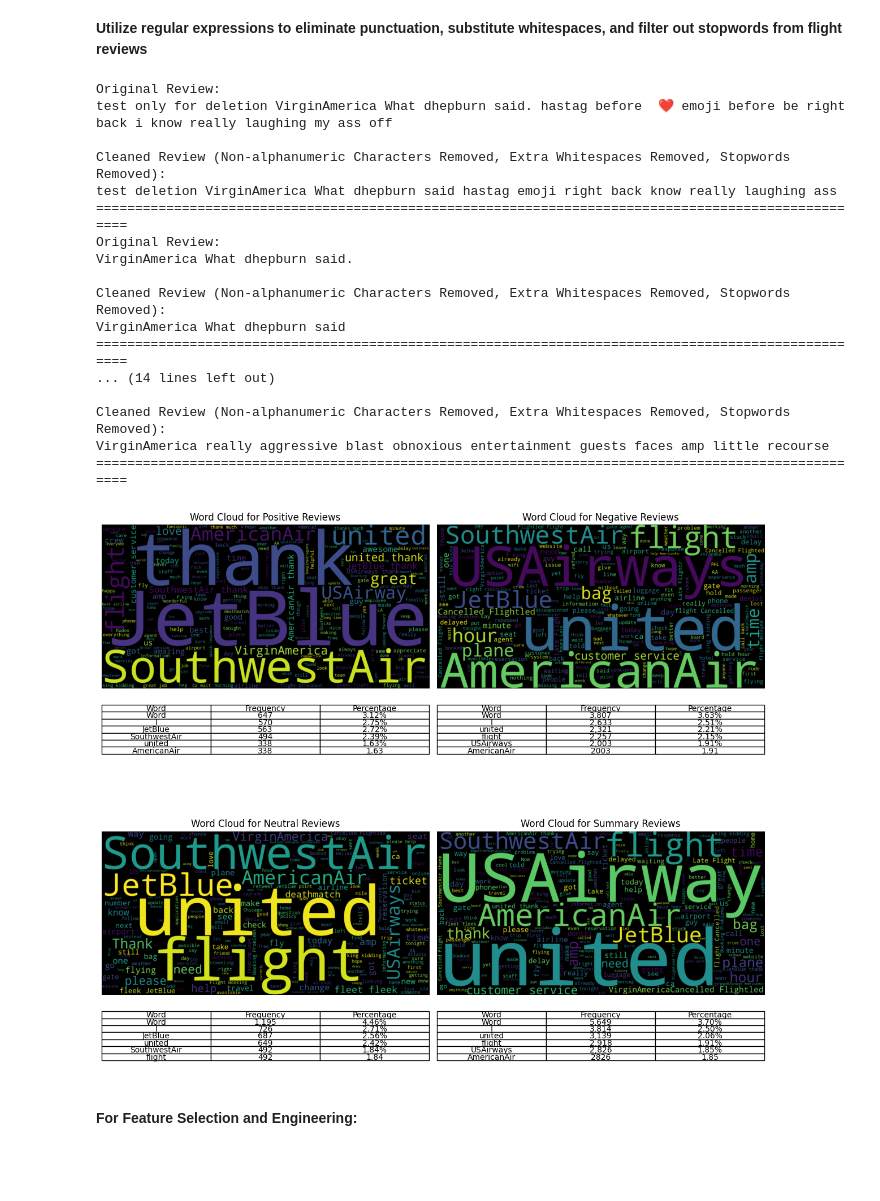
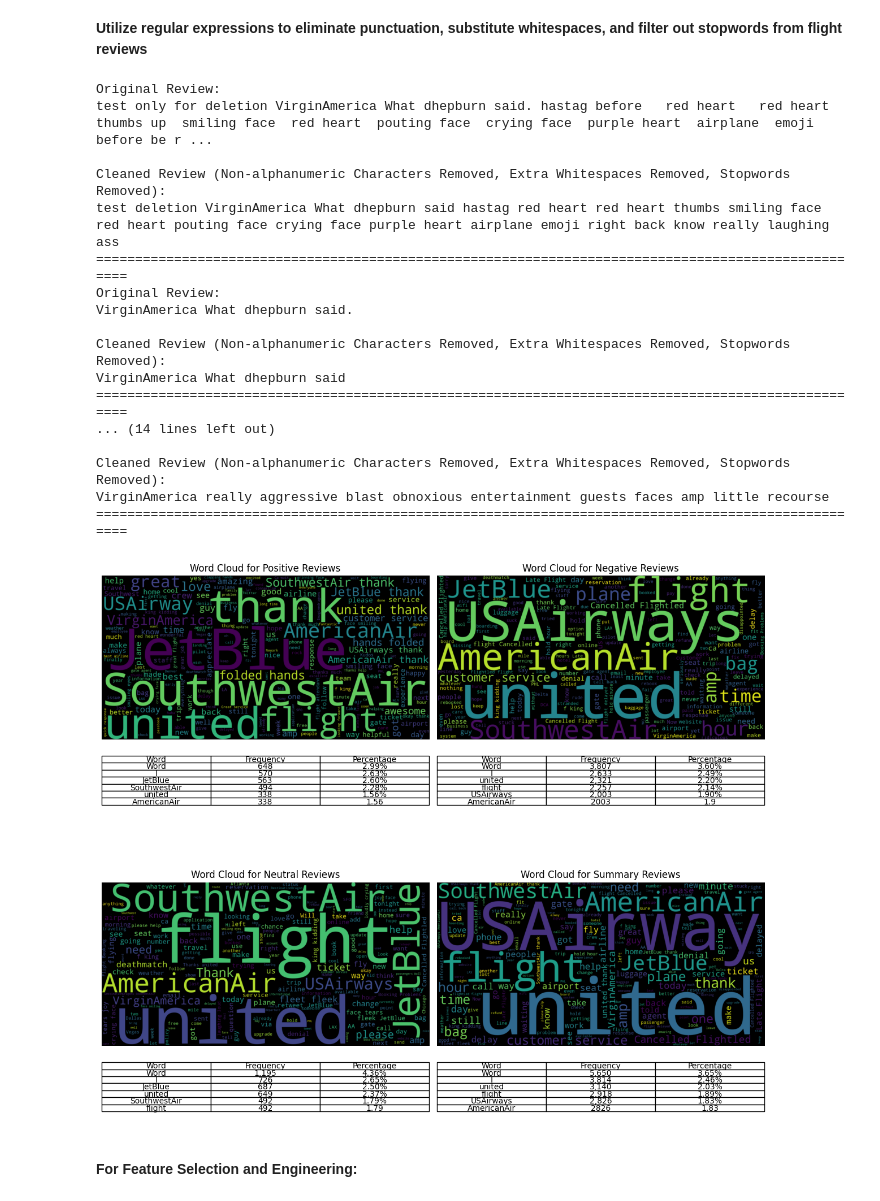
Before and after one commit to abccastro/ChatBot-Online-Flight-Booking, a Jupyter notebook: Flight Sentiment Analysis.ipynb, the cells around one changed output. Saved outputs shown, nothing was run; the diff lists cells and outputs as text; code cells hidden in the pictures; blank space fills up the shorter version.

Commit message:
Handling of Emojis to convert to text
Handling of Emojis to convert to text using demojis

```diff
--- a/Flight Sentiment Analysis.ipynb
+++ b/Flight Sentiment Analysis.ipynb
@@ -192,8 +192,8 @@ tweet_created                   0
 dtype: int64
 # %%
 # Replace all missing values in flight with a blank
-flight_df[['review']] = flight_df[['review']].fillna('')
-flight_df.info()
+flight_review_df[['review']] = flight_review_df[['review']].fillna('')
+flight_review_df.info()
 # %% [output]
 <class 'pandas.core.frame.DataFrame'>
 Index: 14561 entries, 0 to 14640
@@ -213,13 +213,13 @@ memory usage: 682.5+ KB
 Conduct data wrangling on `flight metadata` to transform and structure data into a desired format
 # %%
 # Convert 'tweet_created' to datetime
-flight_df['tweet_created'] = pd.to_datetime(flight_df['tweet_created'])
+flight_review_df['tweet_created'] = pd.to_datetime(flight_review_df['tweet_created'])
 
 # Extract year, month, and day into separate columns
-flight_df['review_year'] = flight_df['tweet_created'].dt.year
-flight_df['review_month'] = flight_df['tweet_created'].dt.month
+flight_review_df['review_year'] = flight_review_df['tweet_created'].dt.year
+flight_review_df['review_month'] = flight_review_df['tweet_created'].dt.month
 
-flight_df.head(10)
+flight_review_df.head(10)
 # %% [output]
 |  | airline_sentiment | airline_sentiment_confidence | airline | review | tweet_created | review_year | review_month |
 | 0 | neutral | 1.0000 | Virgin America | test only for deletion @VirginAme... | 2015-02-24 11:35:00 | 2015 | 2 |
@@ -267,4 +398,5 @@ __The flight review undergo the following steps during the initial data pre-proc
 # %%
+import demoji
 #emoji_dict = tp.get_emojis()
 #emoji_dict = tp.extract_emojis()
 #slang_word_dict = tp.get_slang_words(webscraped=False)
@@ -284,7 +416,11 @@ def initial_text_preprocessing(text):
         # text = tp.replace_nonascii_characters(text)
 
         #TODO
+        # Download the emoji library data
+#        demoji.download_codes()
         # Replace emojis with English word/s
+        # Replace emojis in the 'review' column
+        # flight_review_df['review'] = flight_review_df['review'].apply(replace_emojis_with_text)
 #        text = emoji_dict.replace_keywords(text)
 #        text = emoji_dict.replace_keywords(text)
 
@@ -299,16 +435,16 @@ def initial_text_preprocessing(text):
     return text
 
 
-#flight_df['cleaned_review'] = flight_df['review'].applymap(initial_text_preprocessing)
-flight_df['cleaned_review'] = flight_df['review'].apply(initial_text_preprocessing)
+#flight_review_df['cleaned_review'] = flight_review_df['review'].applymap(initial_text_preprocessing)
+flight_review_df['cleaned_review'] = flight_review_df['review'].apply(initial_text_preprocessing)
 
 
 # Display the comparison between the top 5 original review summaries and their cleaned versions
 for i in range(5):
     print("Original Review:")
-    print(flight_df['review'][i])
+    print(flight_review_df['review'][i])
     print("\nCleaned Review Summary:")
-    print(flight_df['cleaned_review'][i])
+    print(flight_review_df['cleaned_review'][i])
     print("="*100)
 # %% [output]
 Original Review:
@@ -348,21 +484,21 @@ def supplemental_text_preprocessing(text):
     return text
 
 # Apply text cleaning to 'cleaned_review' column
-flight_df['review'] = flight_df['cleaned_review'].apply(supplemental_text_preprocessing)
+flight_review_df['review'] = flight_review_df['cleaned_review'].apply(supplemental_text_preprocessing)
 
 # Display the comparison between the top 5 original review and their cleaned versions
 for i in range(5):
     print("Original Review:")
-    print(flight_df['cleaned_review'][i])
+    print(flight_review_df['cleaned_review'][i])
     print("\nCleaned Review (Non-alphanumeric Characters Removed, Extra Whitespaces Removed, Stopwords Removed):")
-    print(flight_df['review'][i])
+    print(flight_review_df['review'][i])
     print("="*100)
 # %% [output]
 Original Review:
-test only for deletion VirginAmerica What dhepburn said. hastag before  ❤️ emoji before be right back i know really laughing my ass off
+test only for deletion VirginAmerica What dhepburn said. hastag before   red heart   red heart  thumbs up  smiling face  red heart  pouting face  crying face  purple heart  airplane  emoji before be r ...
 
 Cleaned Review (Non-alphanumeric Characters Removed, Extra Whitespaces Removed, Stopwords Removed):
-test deletion VirginAmerica What dhepburn said hastag emoji right back know really laughing ass
+test deletion VirginAmerica What dhepburn said hastag red heart red heart thumbs smiling face red heart pouting face crying face purple heart airplane emoji right back know really laughing ass
 ====================================================================================================
 Original Review:
 VirginAmerica What dhepburn said.
@@ -431,11 +567,11 @@ import matplotlib.pyplot as plt
 from collections import Counter
 import matplotlib.ticker as mticker
 
-# Filter flight_df by sentiment categories
-positive_reviews = flight_df[flight_df['airline_sentiment'] == 'positive']
-negative_reviews = flight_df[flight_df['airline_sentiment'] == 'negative']
-neutral_reviews = flight_df[flight_df['airline_sentiment'] == 'neutral']
-summary_reviews = flight_df['review']
+# Filter flight_review_df by sentiment categories
+positive_reviews = flight_review_df[flight_review_df['airline_sentiment'] == 'positive']
+negative_reviews = flight_review_df[flight_review_df['airline_sentiment'] == 'negative']
+neutral_reviews = flight_review_df[flight_review_df['airline_sentiment'] == 'neutral']
+summary_reviews = flight_review_df['review']
 
 # Generate word clouds and word frequency tables for each sentiment category and summary
 sentiments_data = [
@@ -461,34 +597,34 @@ for i, (sentiment, reviews) in enumerate(sentiments_data, 1):
     # Calculate word frequencies for the summary
     words_summary = ' '.join(reviews).split()
     word_freq_summary = Counter(words_summary)
     total_words_summary = len(words_summary)
     top_5_summary = [(word, freq, round(freq / total_words_summary * 100, 2)) for word, freq in word_freq_summary.most_common(5)]
 
     # Adjust the table positioning
     table_data_summary = [['Word', 'Frequency', 'Percentage']] + top_5_summary
     table = plt.table(cellText=table_data_summary, colLabels=['Word', 'Frequency', 'Percentage'],
                       cellLoc='center', loc='bottom', bbox=[0, -0.4, 1, 0.3])
 
     # Adjust table formatting
     table.auto_set_font_size(False)
     table.set_fontsize(10)
     table.scale(1, 1.5)
 
     # Apply formatting to numeric values
     for i in range(1, len(table_data_summary)):
         for j in range(1, len(table_data_summary[i])):
             table[i, j].get_text().set_text(
                 '{:,.0f}'.format(table_data_summary[i][j]) if j == 1 else '{:.2f}%'.format(table_data_summary[i][j]))
 
     # Center-align table text
     for key, cell in table._cells.items():
         cell.set_text_props(ha="center", va="center")
 
 # Adjust subplot spacing
 plt.tight_layout(pad=1.0)
 plt.show()
 # %% [output]
-[figure, old version]
+[figure, new version]
 # %% [markdown]
 #### __For Feature Selection and Engineering__:
 # %%
```
Also changed, not shown: parts of 21 cells of this notebook.
